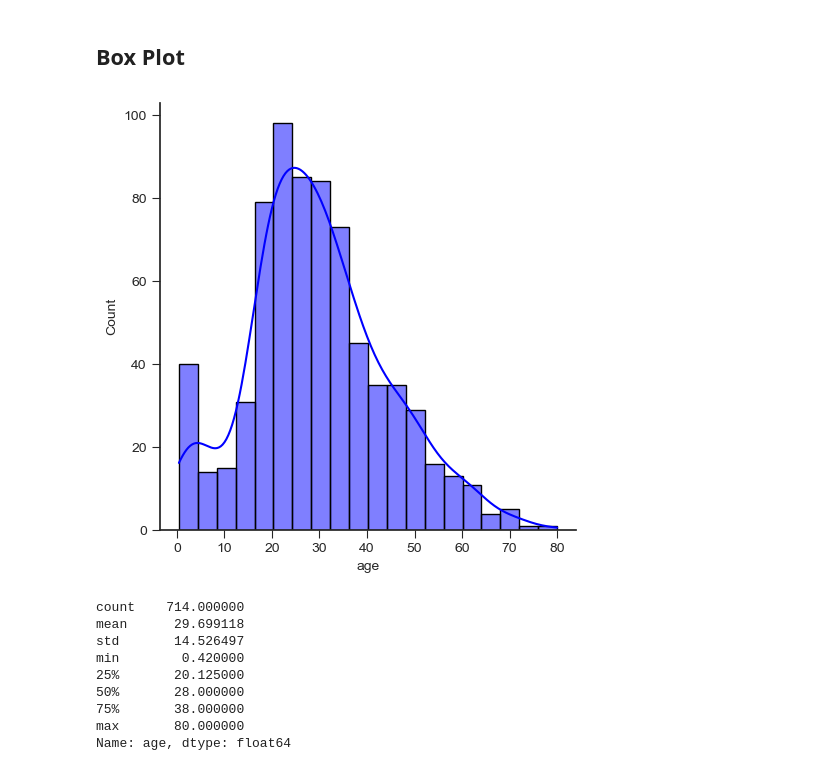
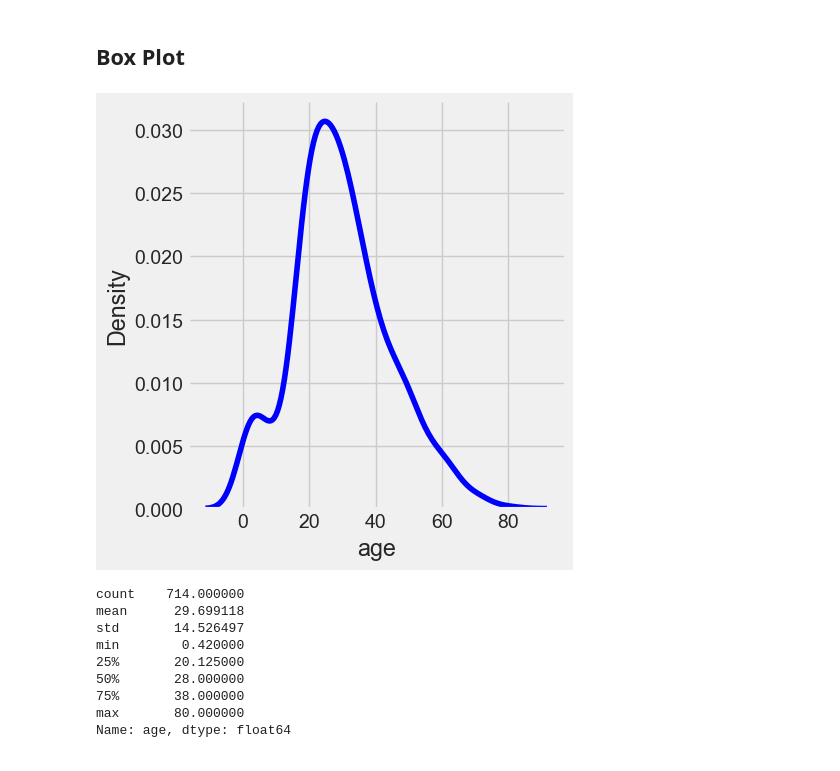
Before and after one commit to PurplePegasus08/My-ML-notes, a Jupyter notebook: Data visualizations/Plots.ipynb, the cells around one changed output. Saved outputs shown, nothing was run; the diff lists cells and outputs as text; code cells hidden in the pictures.

```diff
--- a/Data visualizations/Plots.ipynb
+++ b/Data visualizations/Plots.ipynb
@@ -51,7 +51,7 @@ import seaborn as sns
 
 
 
-plt.style.use('seaborn-v0_8-ticks')
+plt.style.use('fivethirtyeight')
 # %%
 #2d line plot
 
@@ -850,10 +833,10 @@ memory usage: 80.7+ KB
 # %% [markdown]
 ## Box Plot
 # %%
-sns.displot(df['age'],color='blue',kde=True)
+sns.displot(titan['age'],color='blue',kind='kde')
 plt.show()
 # %% [output]
-[figure, old version]
+[figure, new version]
 # %%
 df['age'].describe()
 # %% [output]
```
Also changed, not shown: parts of 7 cells of this notebook.
